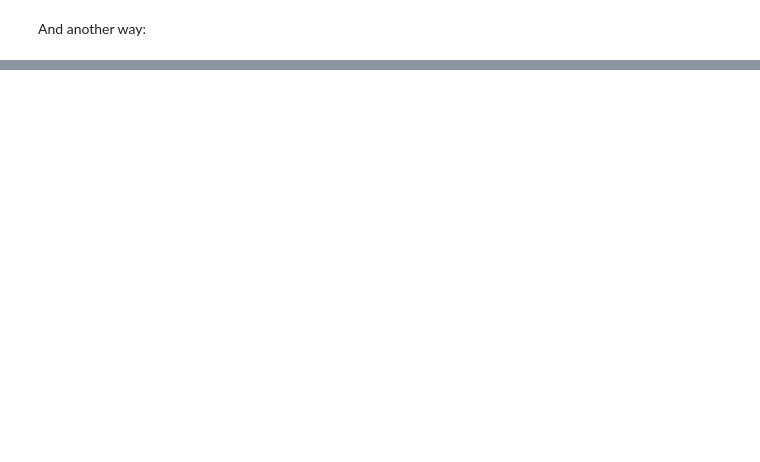
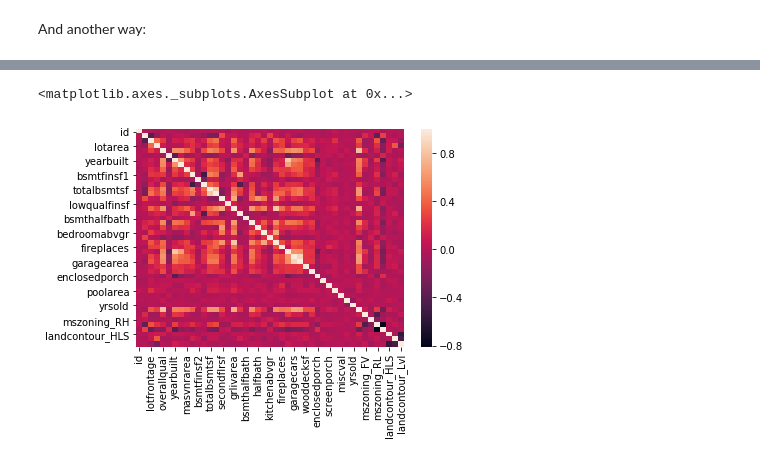
Before and after one commit to MahfuzurRahmanMiah/SupervisedLearning, a Jupyter notebook: Regression/HousePrices.ipynb, the cells around one changed output, grey strips where cells are left out. Saved outputs shown, nothing was run; the diff lists cells and outputs as text; code cells hidden in the pictures; blank space fills up the shorter version.

```diff
--- a/Regression/HousePrices.ipynb
+++ b/Regression/HousePrices.ipynb
@@ -316,0 +409,6 @@ strong multicollinearity or other numerical problems.
+# %%
+import seaborn as sns
+sns.heatmap(houseprices_df1.corr())
+# %% [output]
+<matplotlib.axes._subplots.AxesSubplot at 0x...>
+[figure, added]
```
Also changed, not shown: parts of 28 cells of this notebook, 1 other file.
